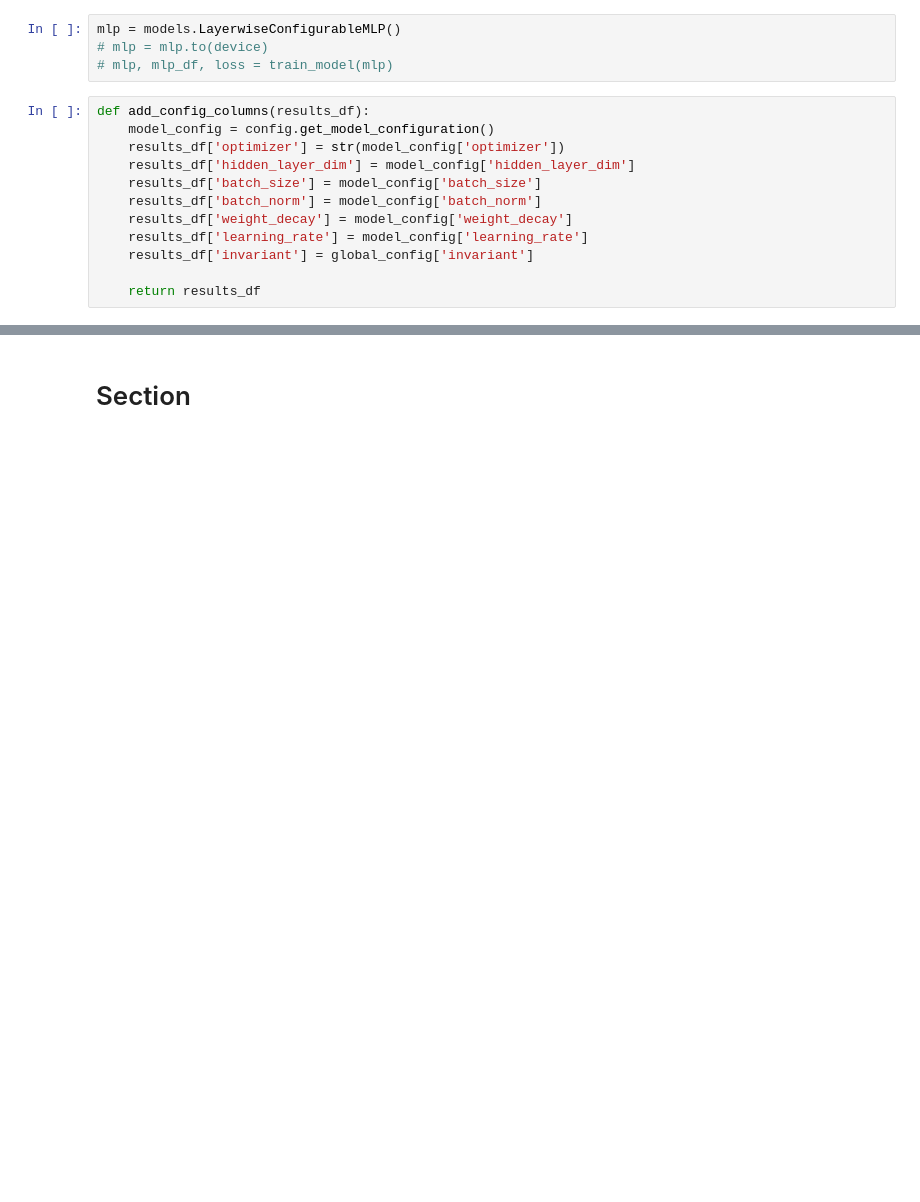
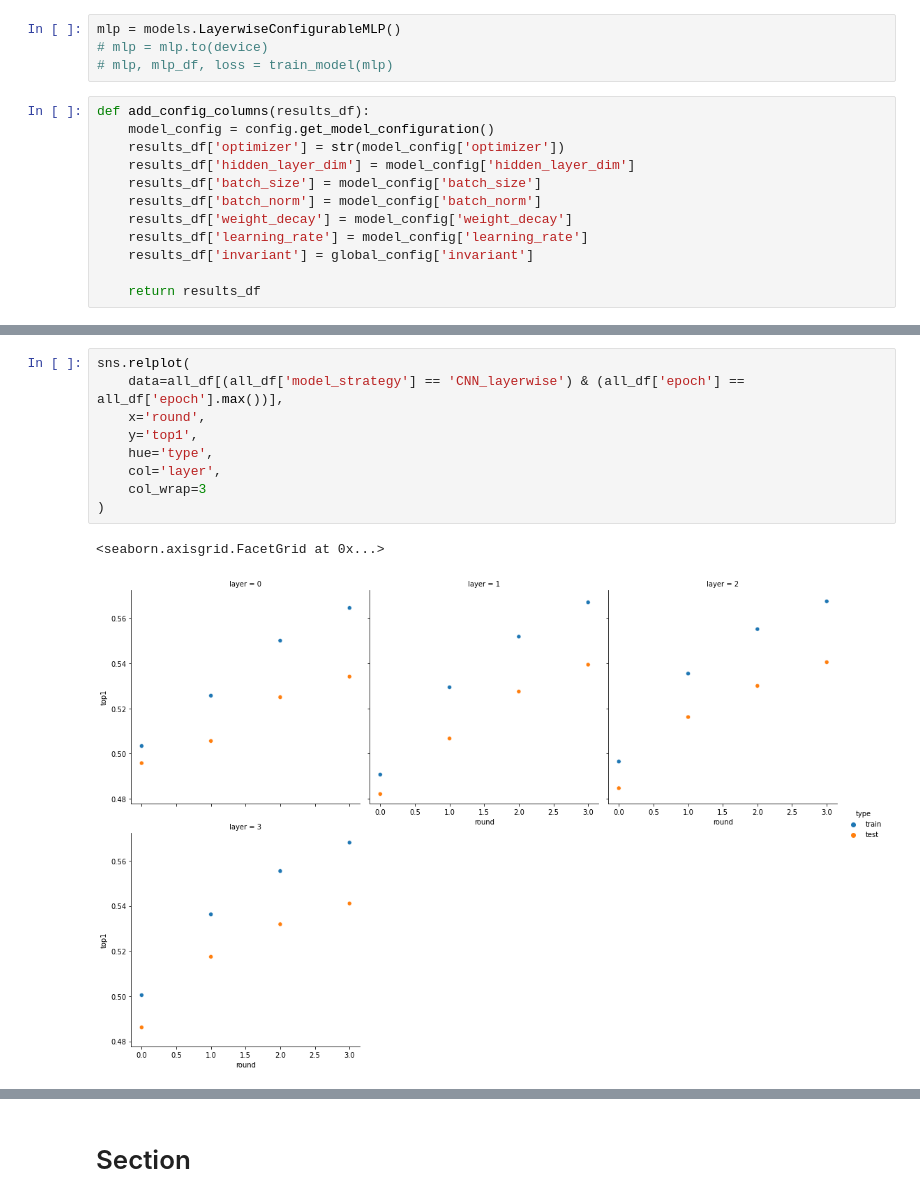
Before and after one commit to ehansen247/layerwise-nn-optimization, a Jupyter notebook: ProjectCodeRemote.ipynb, the cells around one changed output, grey strips where cells are left out. Saved outputs shown, nothing was run; the diff lists cells and outputs as text; blank space fills up the shorter version.

```diff
--- a/ProjectCodeRemote.ipynb
+++ b/ProjectCodeRemote.ipynb
@@ -308,0 +376,12 @@ def full_backprop_training(model):
+# %%
+sns.relplot(
+    data=all_df[(all_df['model_strategy'] == 'CNN_layerwise') & (all_df['epoch'] == all_df['epoch'].max())],
+    x='round',
+    y='top1',
+    hue='type',
+    col='layer',
+    col_wrap=3
+)
+# %% [output]
+<seaborn.axisgrid.FacetGrid at 0x...>
+[figure, added]
```
Also changed, not shown: parts of 29 cells of this notebook, 50 other files.
